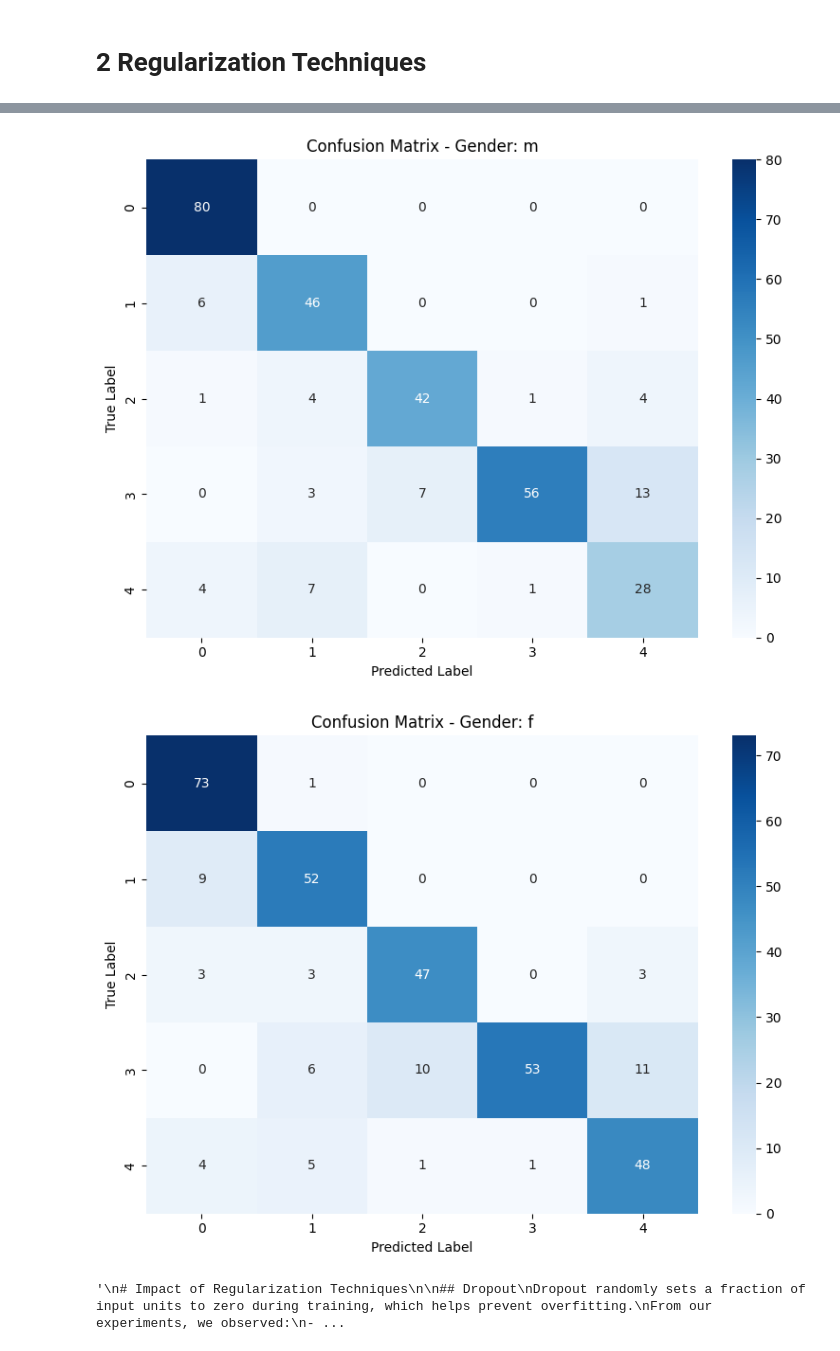
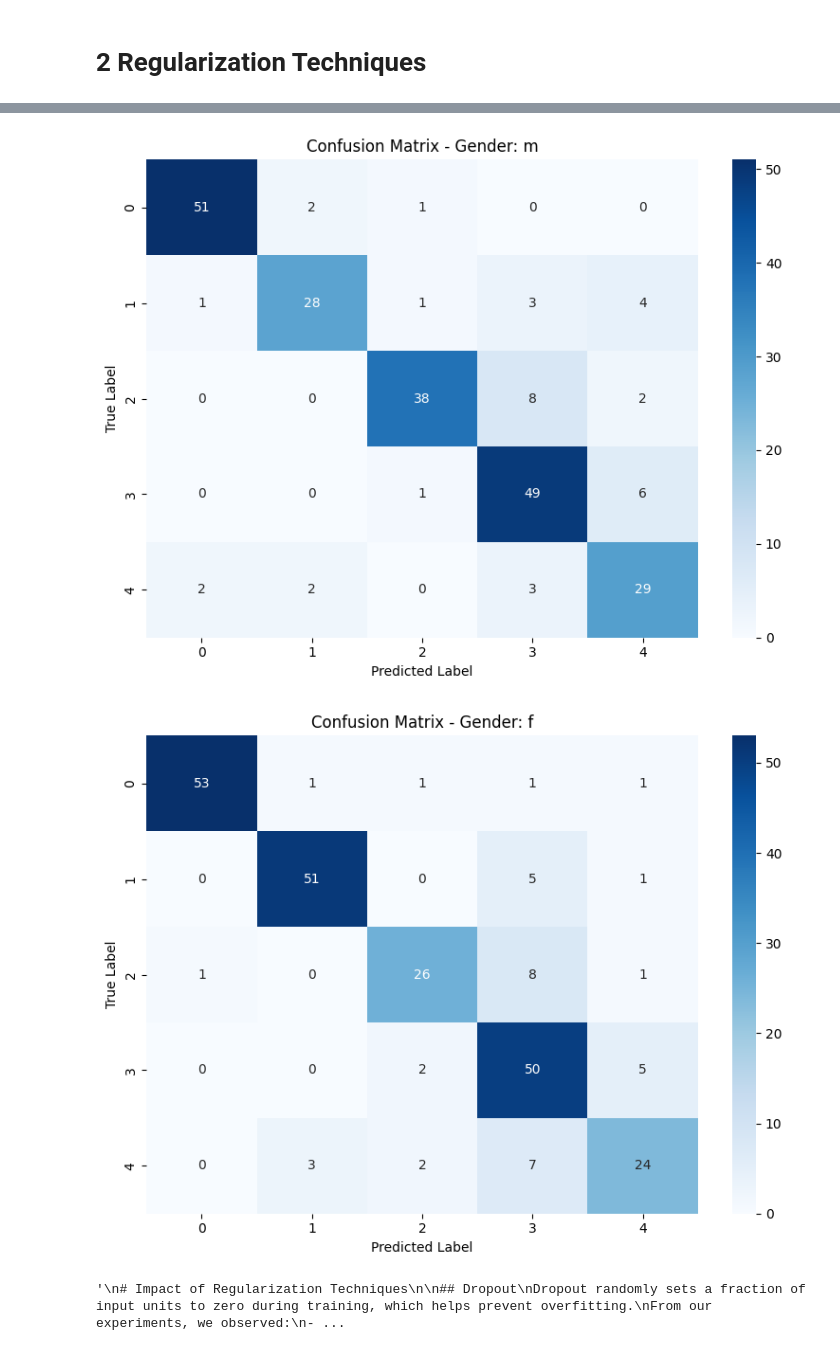
Before and after one commit to kaispeidel/DeepLearningGroupWork, a Jupyter notebook: code/DL_code.ipynb, the cells around one changed output, grey strips where cells are left out. Drawn from its saved outputs; the diff is of its cells as text; code cells hidden in the pictures.

```diff
--- a/code/DL_code.ipynb
+++ b/code/DL_code.ipynb
@@ -348,0 +345,15 @@ X_train , X_test , y_train , y_test = train_test_split(X , y ,test_size=0.2, ran
+# %%
+
+#* FIRST SPLIT separate out final test set (15%)
+X_temp, X_test_final, y_temp, y_test_final = train_test_split(
+    X, y, test_size=0.15, random_state=42, stratify=y
+)
+
+#* SECOND SPLIT  remaining data into train (70%) and validation (15%)
+X_train, X_val, y_train, y_val = train_test_split(
+    X_temp, y_temp, test_size=0.176, random_state=42, stratify=y_temp
+)
+
+print(f"Training set: {X_train.shape[0]} samples")
+print(f"Validation set: {X_val.shape[0]} samples")
+print(f"Test set: {X_test_final.shape[0]} samples")
@@ -349,5 +364,5 @@ X_train , X_test , y_train , y_test = train_test_split(X , y ,test_size=0.2, ran
 # %%
-INPUTSHAPE = (13, max_length, 1)
+INPUTSHAPE = (n_mfcc, max_length, 1)
 # %%
 model =  models.Sequential([
 
@@ -392,14 +407,14 @@ Model: "sequential_3"
 # Train the model
 history = model.fit(
     X_train, y_train,
-    validation_data=(X_test, y_test),
+    validation_data=(X_val, y_val),
     epochs=20,  # Adjust the number of epochs as needed
     batch_size=32,  # Adjust the batch size as needed
     verbose=1
 )
 
-# Evaluate the model
-test_loss, test_accuracy = model.evaluate(X_test, y_test, verbose=1)
+# Evaluate the model on the final test set
+test_loss, test_accuracy = model.evaluate(X_test_final, y_test_final, verbose=1)
 print(f"Test Loss: {test_loss}")
 print(f"Test Accuracy: {test_accuracy}")
 # %% [output]
@@ -900,7 +656,7 @@ models_to_evaluate = [
 # Evaluate each model
 for model_fn, model_name in models_to_evaluate:
     model, history, metrics = evaluate_model(
-        model_fn, model_name, X_train, y_train, X_test, y_test
+        model_fn, model_name, X_train, y_train, X_val, y_val  # Use validation set
     )
     model_results[model_name] = {
         'model': model,
@@ -1159,9 +917,9 @@ def analyze_by_gender(model, X, y, gender_data):
         plt.show()
 
 # Extract gender information for test set
-test_indices = X_test.index if hasattr(X_test, 'index') else np.arange(len(X_test))
-test_gender = df.iloc[test_indices]['gender'].values
+val_indices = np.arange(len(X_val))
+val_gender = df['gender'].iloc[:len(X_val)].values
 
 # Analyze best model performance by gender
-analyze_by_gender(best_model, X_test, y_test, test_gender)
+analyze_by_gender(best_model, X_val, y_val, val_gender)
 # %% [output]
@@ -1171,5 +929,5 @@ analyze_by_gender(best_model, X_test, y_test, test_gender)
-[figure, old version]
+[figure, new version]
-[figure, old version]
+[figure, new version]
 # %%
 """
 # Impact of Regularization Techniques
```
Also changed, not shown: parts of 45 cells of this notebook, 30 other files.
